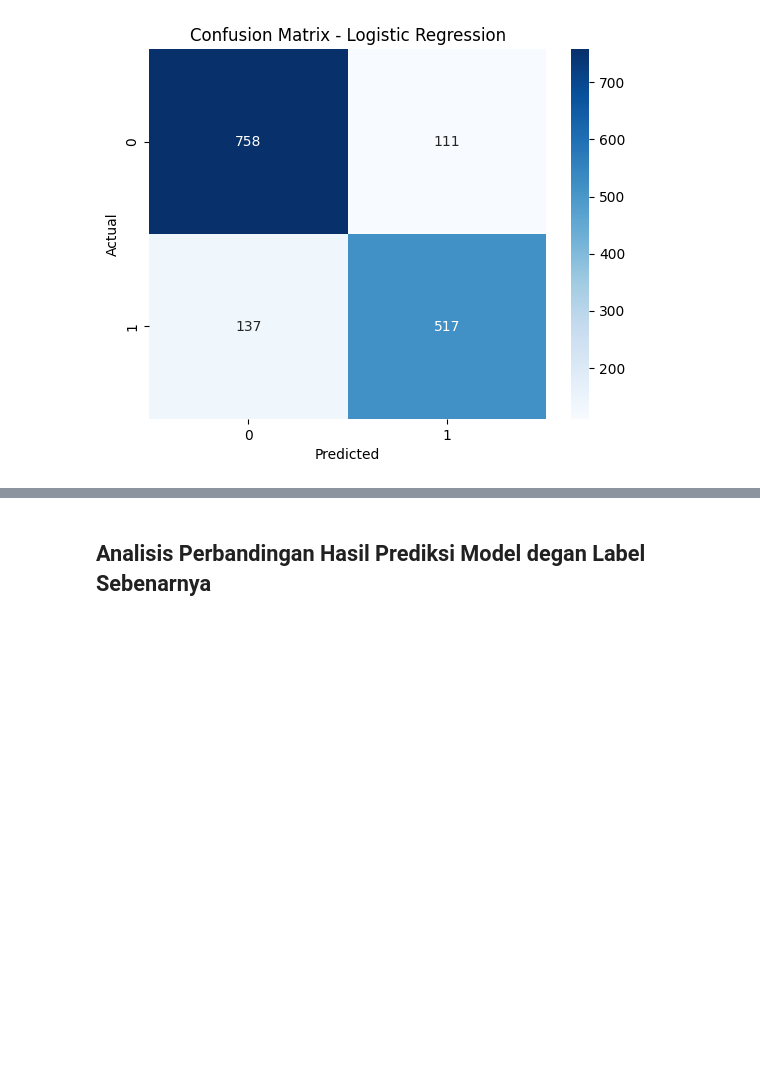
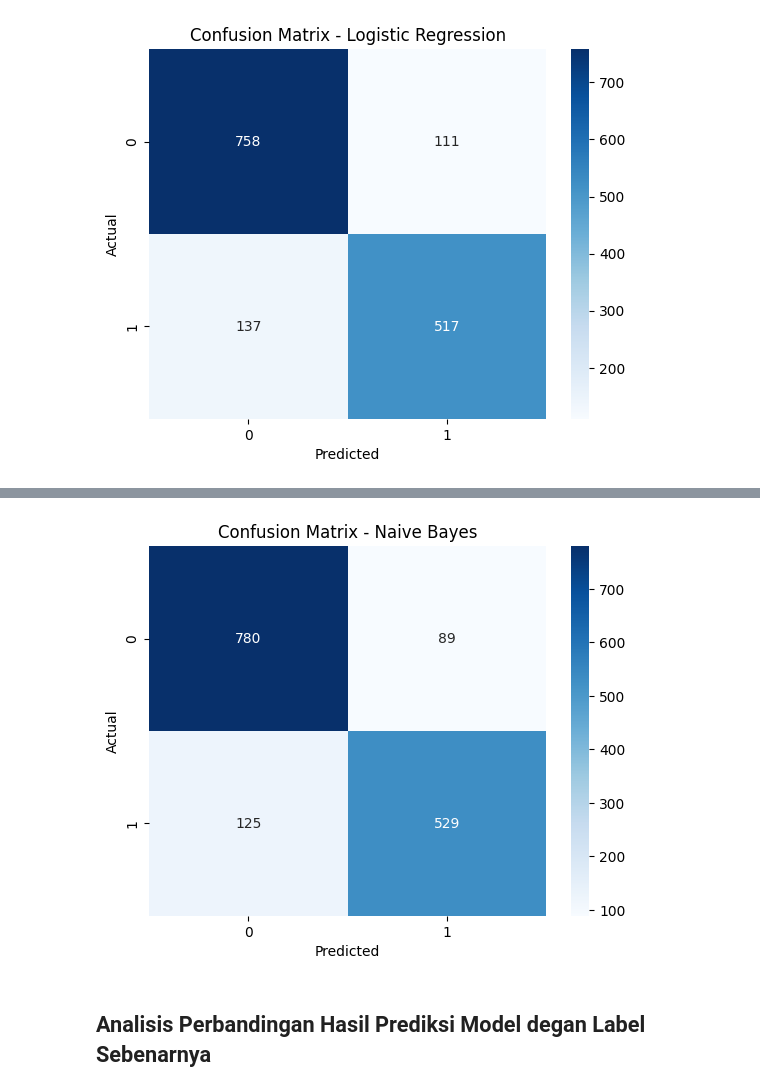
Before and after one commit to Jepees/NLP-with-Disaster-Tweets, a Jupyter notebook: Scripts.ipynb, the cells around one changed output, grey strips where cells are left out. Drawn from its saved outputs; the diff is of its cells as text; code cells hidden in the pictures; blank space fills up the shorter version.

```diff
--- a/Scripts.ipynb
+++ b/Scripts.ipynb
@@ -511,0 +599,19 @@ plot_cm(y_val, y_pred_lr, "Confusion Matrix - Logistic Regression")
+# %%
+# Buat model baru dengan parameter terbaik
+best_params = {
+    'alpha': 0.01,
+    'fit_prior': True,
+    'class_prior': [0.5, 0.5]
+}
+
+final_model = MultinomialNB(**best_params)
+
+# Latih model pada data latih
+final_model.fit(X_train, y_train)
+
+# Evaluasi model pada data uji
+y_pred_final = final_model.predict(X_val)
+
+print("\n=== Final Naive Bayes Model ===")
+print(classification_report(y_val, y_pred_final))
+print("Test Accuracy:", accuracy_score(y_val, y_pred_final))
@@ -512,3 +630,15 @@ plot_cm(y_val, y_pred_lr, "Confusion Matrix - Logistic Regression")
+# %%
+def plot_cm(y_true, y_pred, title):
+    cm = confusion_matrix(y_val, y_pred_final)
+    sns.heatmap(cm, annot=True, fmt='d', cmap='Blues')
+    plt.xlabel("Predicted")
+    plt.ylabel("Actual")
+    plt.title(title)
+    plt.show()
+
+plot_cm(y_val, y_pred_nb, "Confusion Matrix - Naive Bayes")
+# %% [output]
+[figure, added]
 # %% [markdown]
 ## Analisis Perbandingan Hasil Prediksi Model degan Label Sebenarnya
 # %%
```
Also changed, not shown: parts of 12 cells of this notebook.
